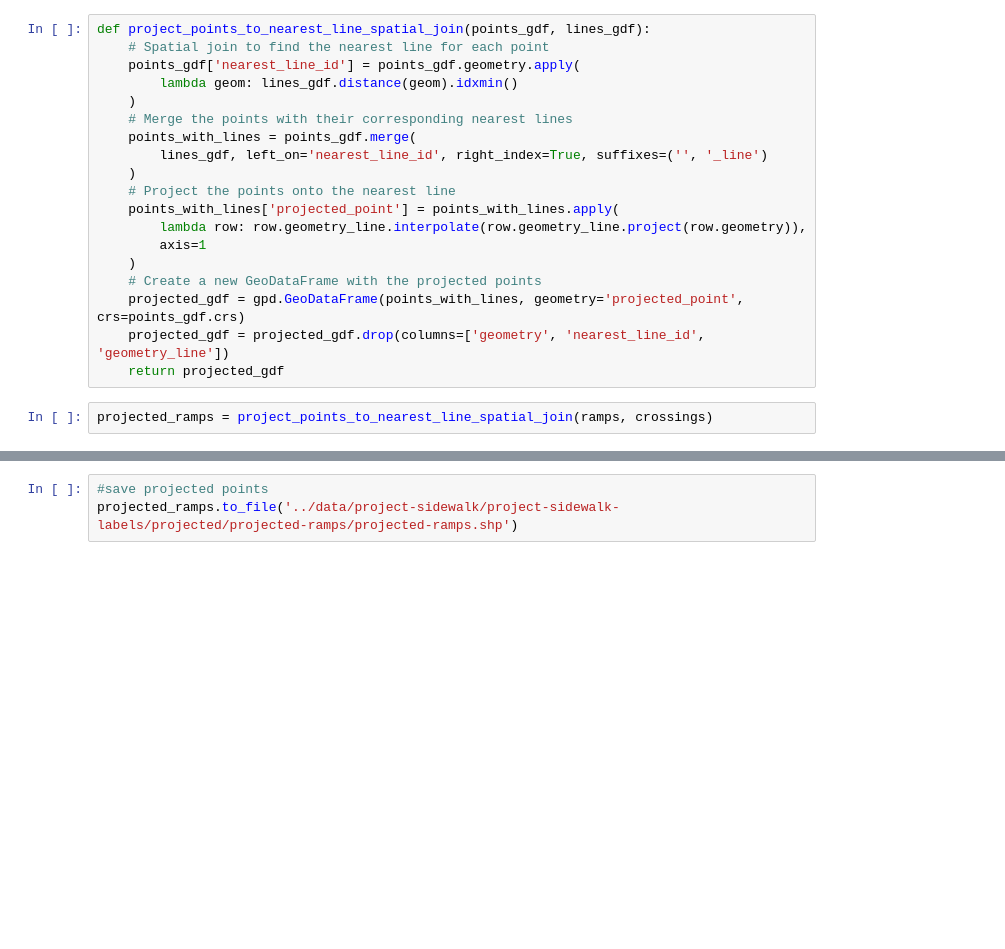
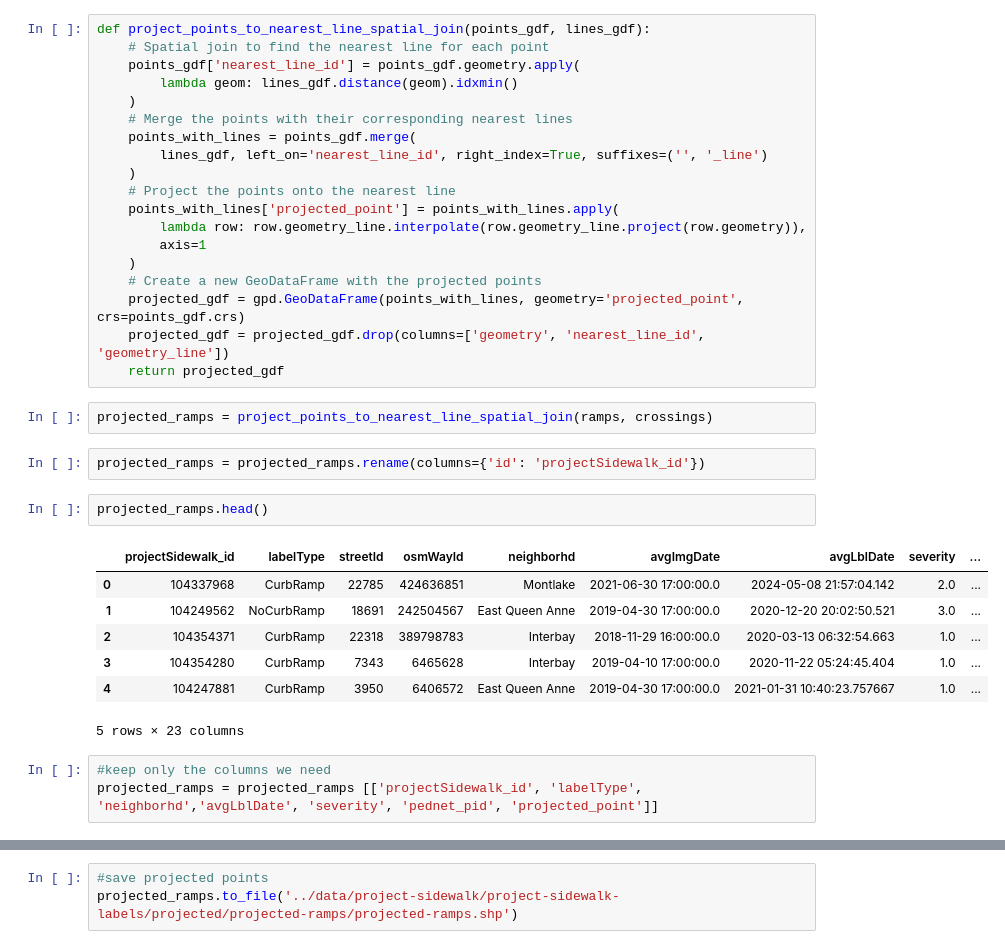
Before and after one commit to crescendochu/routable-sidewalk-network, a Jupyter notebook: notebooks/projecting-ps-data.ipynb, the cells around one changed output, grey strips where cells are left out. Cells and saved outputs as stored; diff of their text form; blank space fills up the shorter version.

```diff
--- a/notebooks/projecting-ps-data.ipynb
+++ b/notebooks/projecting-ps-data.ipynb
@@ -49,6 +52,21 @@ def project_points_to_nearest_line_spatial_join(points_gdf, lines_gdf):
     return projected_gdf
 # %%
 projected_ramps = project_points_to_nearest_line_spatial_join(ramps, crossings)
+# %%
+projected_ramps = projected_ramps.rename(columns={'id': 'projectSidewalk_id'})
+# %%
+projected_ramps.head()
+# %% [output]
+|  | projectSidewalk_id | labelType | streetId | osmWayId | neighborhd | avgImgDate | avgLblDate | severity | ... |
+| 0 | 104337968 | CurbRamp | 22785 | 424636851 | Montlake | 2021-06-30 17:00:00.0 | 2024-05-08 21:57:04.142 | 2.0 | ... |
+| 1 | 104249562 | NoCurbRamp | 18691 | 242504567 | East Queen Anne | 2019-04-30 17:00:00.0 | 2020-12-20 20:02:50.521 | 3.0 | ... |
+| 2 | 104354371 | CurbRamp | 22318 | 389798783 | Interbay | 2018-11-29 16:00:00.0 | 2020-03-13 06:32:54.663 | 1.0 | ... |
+| 3 | 104354280 | CurbRamp | 7343 | 6465628 | Interbay | 2019-04-10 17:00:00.0 | 2020-11-22 05:24:45.404 | 1.0 | ... |
+| 4 | 104247881 | CurbRamp | 3950 | 6406572 | East Queen Anne | 2019-04-30 17:00:00.0 | 2021-01-31 10:40:23.757667 | 1.0 | ... |
+5 rows × 23 columns
+# %%
+#keep only the columns we need
+projected_ramps = projected_ramps [['projectSidewalk_id', 'labelType', 'neighborhd','avgLblDate', 'severity', 'pednet_pid', 'projected_point']]
 # %%
 projected_ramps
 # %% [output]
```
Also changed, not shown: parts of 18 cells of this notebook, 15 other files.
